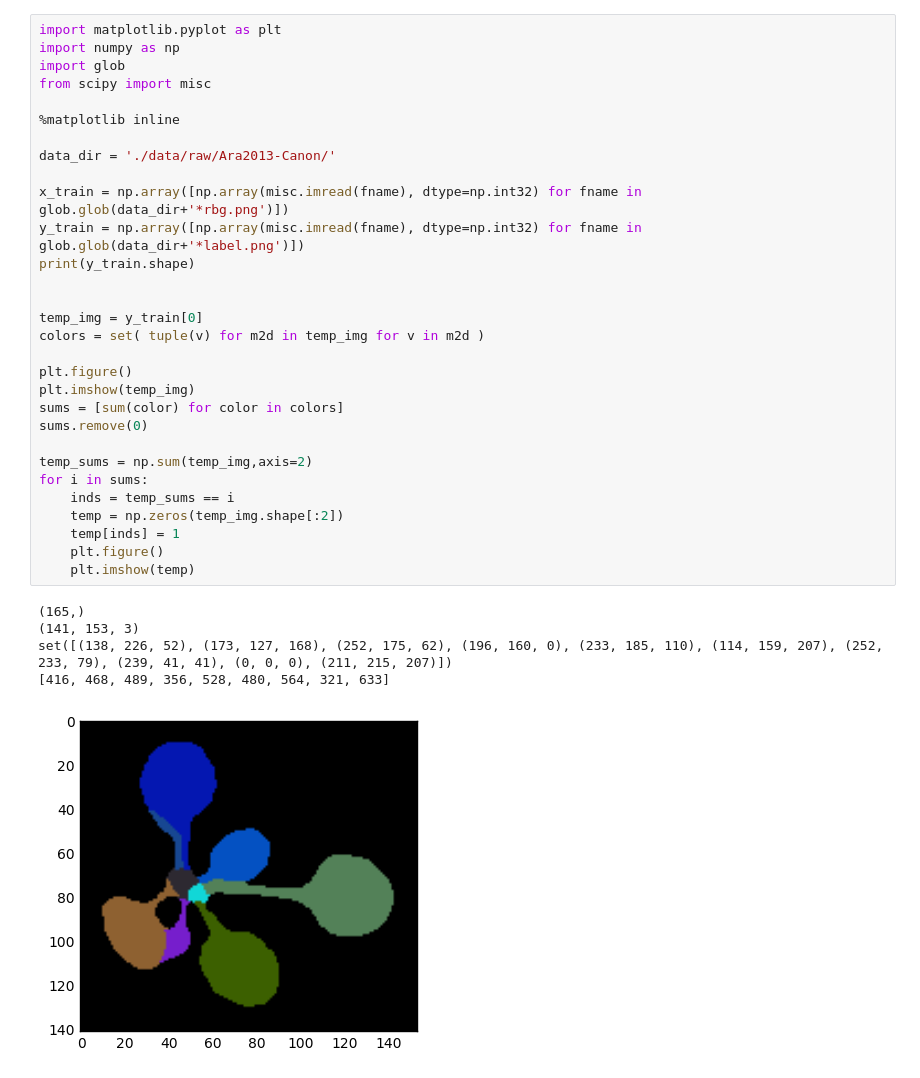
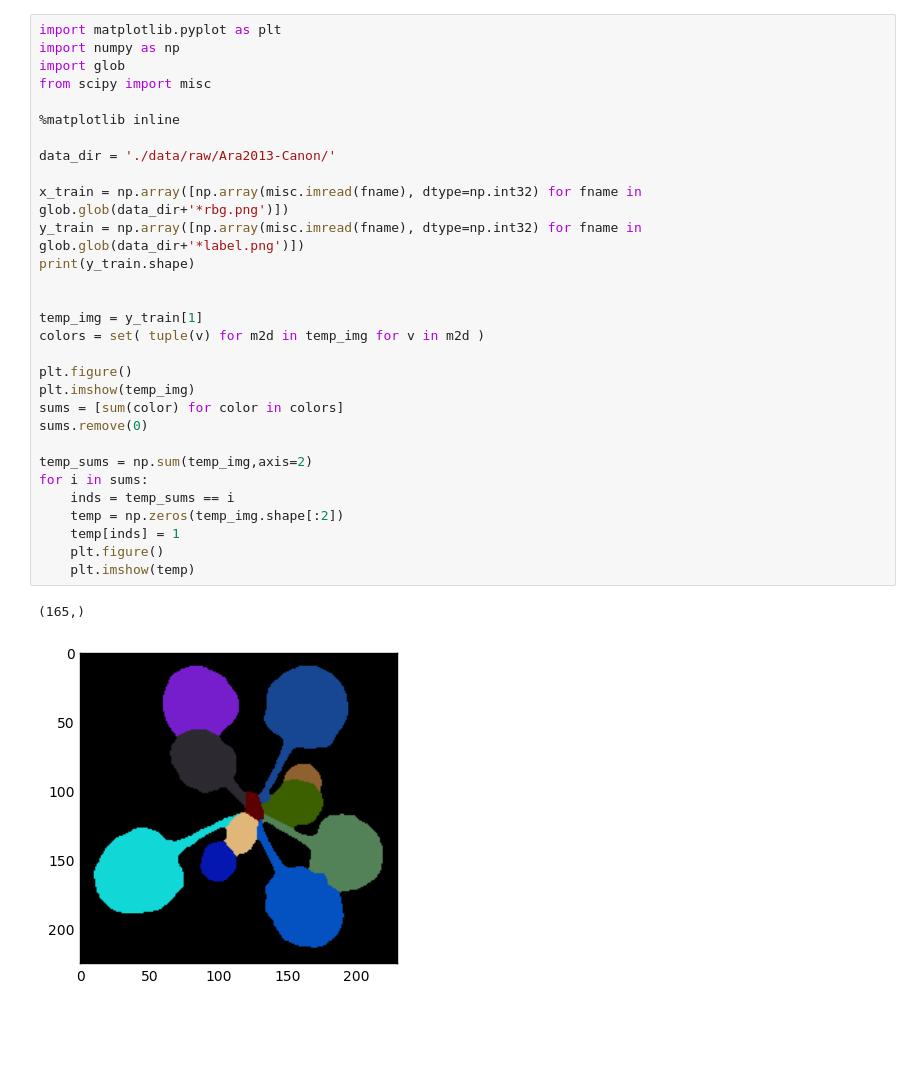
Before and after one commit to hexiangquan/PlantSeg, a Jupyter notebook: notebooks/image_inspection.ipynb, the cells around one changed output. Drawn from its saved outputs; the diff is of its cells as text; blank space fills up the shorter version.

```diff
--- a/notebooks/image_inspection.ipynb
+++ b/notebooks/image_inspection.ipynb
@@ -2,35 +2,32 @@
 import matplotlib.pyplot as plt
 import numpy as np
 import glob
 from scipy import misc
 
 %matplotlib inline
 
 data_dir = './data/raw/Ara2013-Canon/'
 
 x_train = np.array([np.array(misc.imread(fname), dtype=np.int32) for fname in glob.glob(data_dir+'*rbg.png')])
 y_train = np.array([np.array(misc.imread(fname), dtype=np.int32) for fname in glob.glob(data_dir+'*label.png')])
 print(y_train.shape)
 
 
-temp_img = y_train[0]
+temp_img = y_train[1]
 colors = set( tuple(v) for m2d in temp_img for v in m2d )
 
 plt.figure()
 plt.imshow(temp_img)
 sums = [sum(color) for color in colors]
 sums.remove(0)
 
 temp_sums = np.sum(temp_img,axis=2)
 for i in sums:
     inds = temp_sums == i
     temp = np.zeros(temp_img.shape[:2])
     temp[inds] = 1
     plt.figure()
     plt.imshow(temp)
 # %% [output]
 (165,)
-(141, 153, 3)
-set([(138, 226, 52), (173, 127, 168), (252, 175, 62), (196, 160, 0), (233, 185, 110), (114, 159, 207), (252, 233, 79), (239, 41, 41), (0, 0, 0), (211, 215, 207)])
-[416, 468, 489, 356, 528, 480, 564, 321, 633]
-[figure, old version]
+[figure, new version]
```
Also changed, not shown: parts of 1 cell of this notebook, 2 other files.
